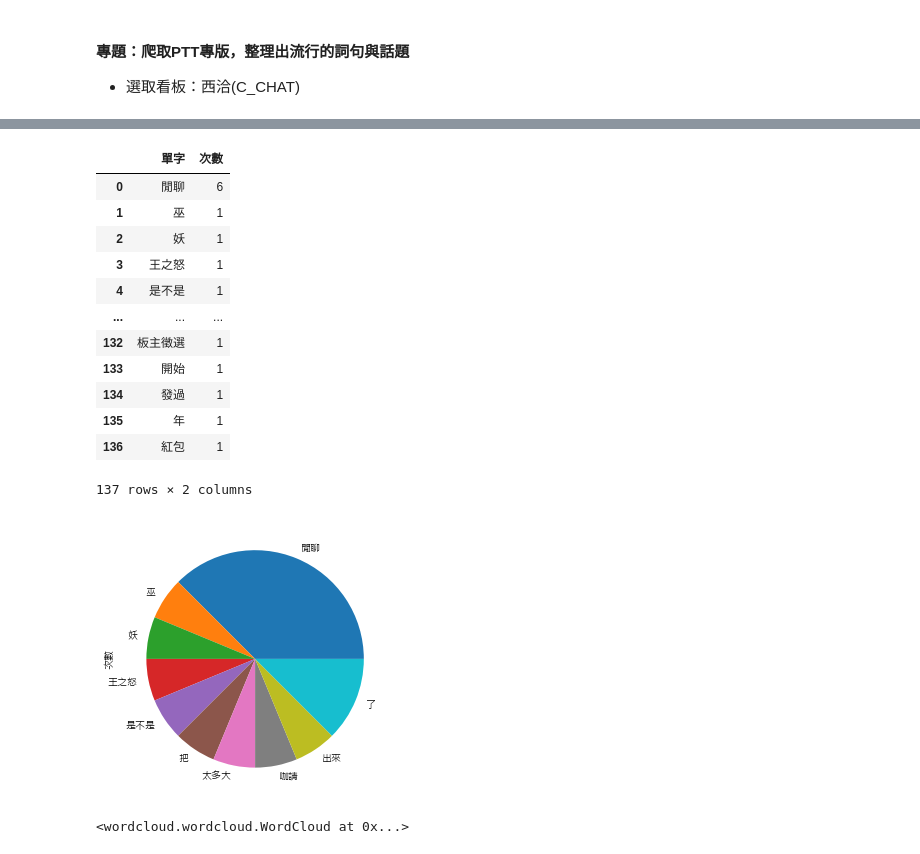
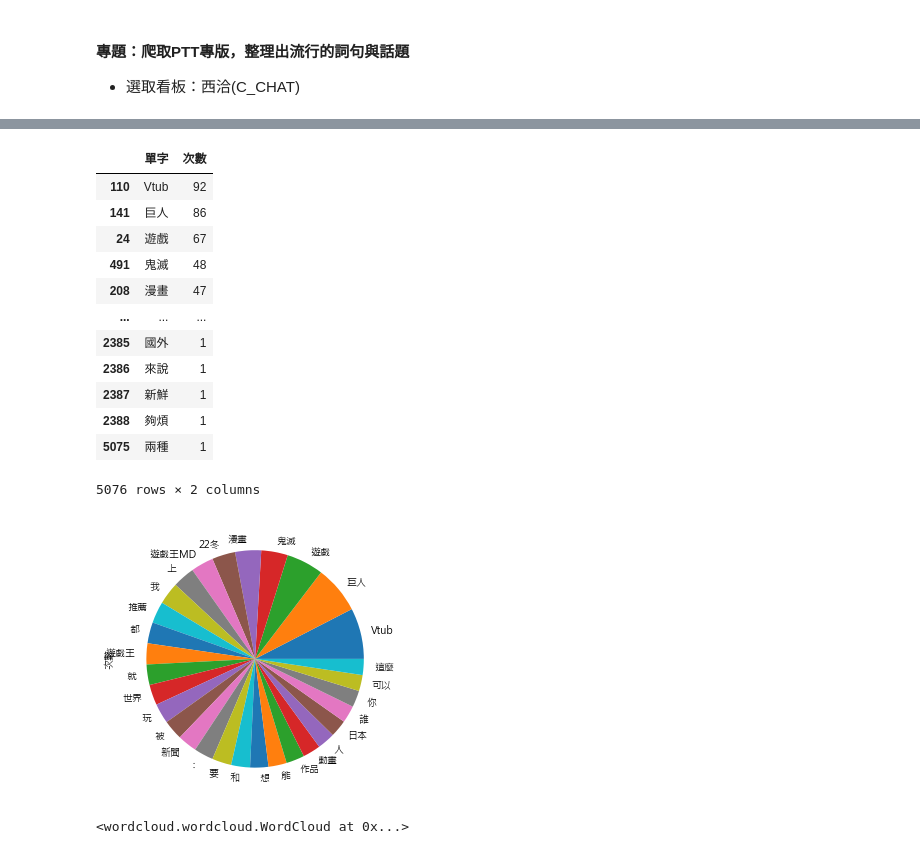
Before and after one commit to ms0481150/PyCrawlerMarathon, a Jupyter notebook: homework/Day037after_project.ipynb, the cells around one changed output, grey strips where cells are left out. Saved outputs shown, nothing was run; the diff lists cells and outputs as text; code cells hidden in the pictures.

```diff
--- a/homework/Day037after_project.ipynb
+++ b/homework/Day037after_project.ipynb
@@ -74,0 +39,4 @@ Re: [問題] 六哥招募炭治郎變鬼 為啥墮姬說不要
+# %%
+# 從上可知從第四個的href取得上一頁網址
+prevURL = btn[3]['href']
+prevURL
@@ -74,0 +45,3 @@ Re: [問題] 六哥招募炭治郎變鬼 為啥墮姬說不要
+# %%
+URL_NOW = "https://www.ptt.cc" + prevURL
+URL_NOW
@@ -74,0 +50,33 @@ Re: [問題] 六哥招募炭治郎變鬼 為啥墮姬說不要
+# %%
+# 過濾出標題帶入字串
+
+all_title_text = "" #所有標題爬完後的標題字串
+#title = ""
+
+def get_title(result):
+    current_page_title_text = ""  #當前頁面的標題字串
+    for i in result.find_all("div", {"class":"r-ent"}):
+        # 過濾標題會有被刪文後變成Nonetype的狀況
+        title_name = i.find(class_="title").a
+        if title_name is None:
+            pass
+        else:
+            print(title_name.text)
+            current_page_title_text += title_name.text
+
+    return current_page_title_text
+
+# 爬一次第一頁
+print("首頁")
+all_title_text += get_title(result=result)
+
+
+# 開始帶入之後頁面提取title(可能要把第一頁的爬取寫在一起)
+for page in range(100):
+    print("第{}頁".format(page+2))
+    btn = result.select("div.btn-group a")
+    prevURL = btn[3]['href']
+    URL_NOW = "https://www.ptt.cc" + prevURL
+    response = requests.get(url=URL_NOW, headers=HEADERS)
+    result = BeautifulSoup(response.text, "html5lib")
+    all_title_text += get_title(result=result)
@@ -105,31 +188,32 @@ dict_text
 import pandas as pd
 # https://stackoverflow.com/questions/31111032/transform-a-counter-object-into-a-pandas-dataframe
 df = pd.DataFrame.from_dict(dict_text, orient="index").reset_index().rename(columns={'index':'單字', 0:'次數'})
+df = df.sort_values(by="次數", ascending=False)
 df
 # %% [output]
 |  | 單字 | 次數 |
-| 0 | 閒聊 | 6 |
-| 1 | 巫 | 1 |
-| 2 | 妖 | 1 |
-| 3 | 王之怒 | 1 |
-| 4 | 是不是 | 1 |
+| 110 | Vtub | 92 |
+| 141 | 巨人 | 86 |
+| 24 | 遊戲 | 67 |
+| 491 | 鬼滅 | 48 |
+| 208 | 漫畫 | 47 |
 | ... | ... | ... |
-| 132 | 板主徵選 | 1 |
-| 133 | 開始 | 1 |
-| 134 | 發過 | 1 |
-| 135 | 年 | 1 |
-| 136 | 紅包 | 1 |
+| 2385 | 國外 | 1 |
+| 2386 | 來說 | 1 |
+| 2387 | 新鮮 | 1 |
+| 2388 | 夠煩 | 1 |
+| 5075 | 兩種 | 1 |
-137 rows × 2 columns
+5076 rows × 2 columns
 # %%
-# 以圓餅圖呈現
+# 以圓餅圖呈現(TOP10)
 # matplotlib 中文顯示問題
 # https://ppt.cc/fTbrPx
 plt.rcParams['axes.unicode_minus'] = False
-df = df.set_index("單字").head(10)
+df = df.set_index("單字").head(30)
 df.plot(kind="pie", subplots=True, legend=False, figsize=(5,5))
 plt.show()
 # %% [output]
-[figure, old version]
+[figure, new version]
 # %%
 # 使用wordcloud的generate_from_frequency生成文字雲
 
```
Also changed, not shown: parts of 13 cells of this notebook.
